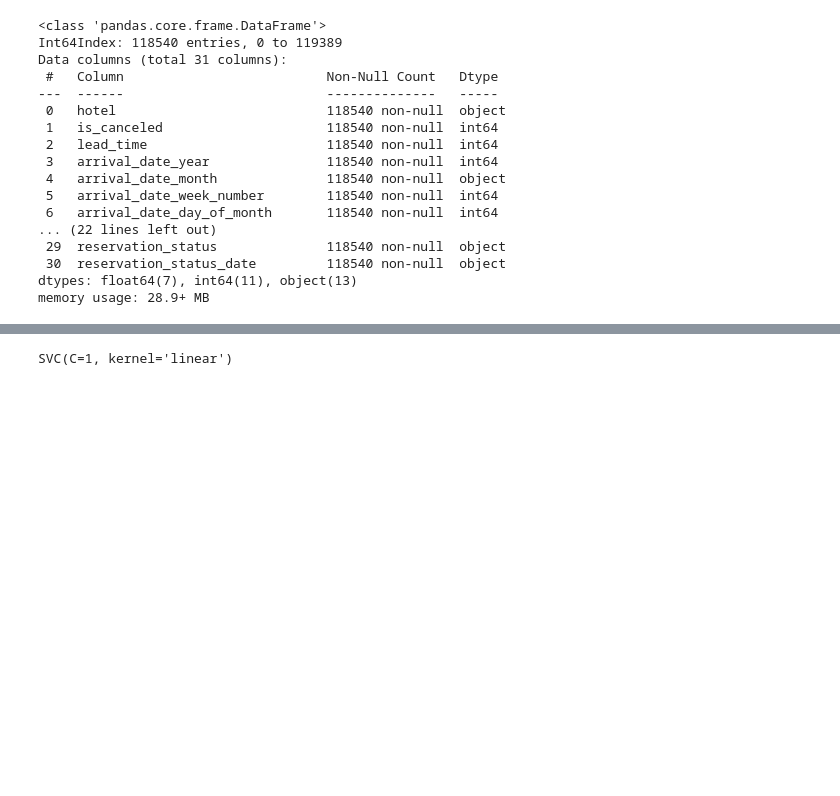
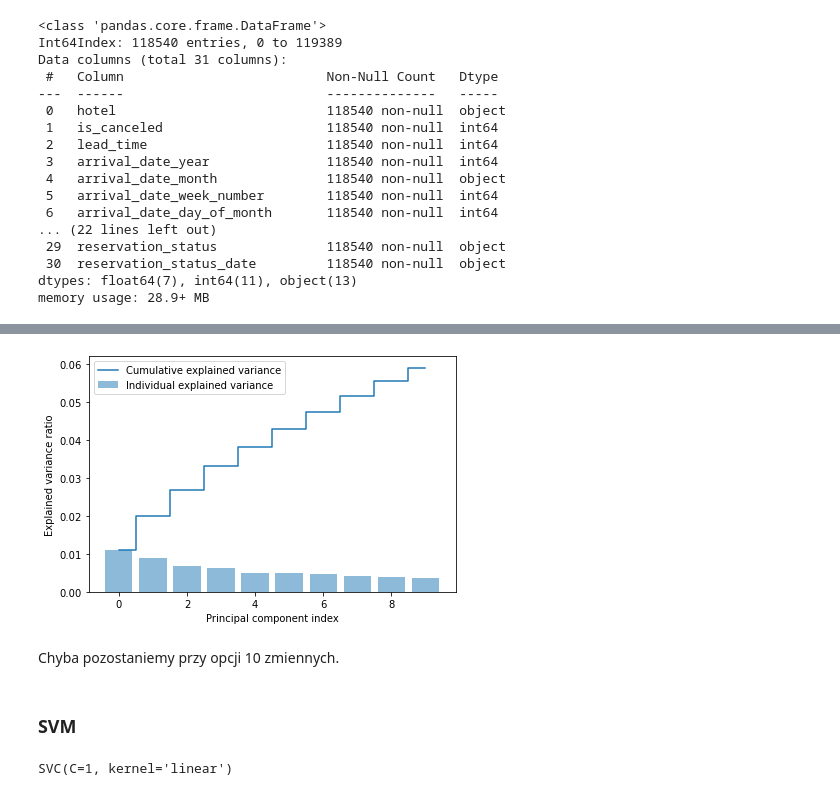
Before and after one commit to Mati0106/wm_2022, a Jupyter notebook: projects/magdas/sc/WM - Projekt.ipynb, the cells around one changed output, grey strips where cells are left out. Cells and saved outputs as stored; diff of their text form; code cells hidden in the pictures; blank space fills up the shorter version.

```diff
--- a/projects/magdas/sc/WM - Projekt.ipynb
+++ b/projects/magdas/sc/WM - Projekt.ipynb
@@ -171,0 +243,19 @@ x_valt = scaler.transform(x_val_n)
+# %%
+pca4 = PCA(n_components=10)
+pca4.fit(x_trainas)
+x_train4 = pca4.transform(x_trainas)
+# %%
+var4 = pca4.explained_variance_ratio_
+cum_sum4 = np.cumsum(var4)
+# %%
+plt.bar(range(0,len(var4)), var4, alpha=0.5, align='center', label='Individual explained variance')
+plt.step(range(0,len(cum_sum4)), cum_sum4, where='mid',label='Cumulative explained variance')
+plt.ylabel('Explained variance ratio')
+plt.xlabel('Principal component index')
+plt.legend(loc='best')
+plt.tight_layout()
+plt.show()
+# %% [output]
+[figure, added]
+# %% [markdown]
+Chyba pozostaniemy przy opcji 10 zmiennych.
@@ -172,2 +270,4 @@ x_valt = scaler.transform(x_val_n)
+# %% [markdown]
+### SVM
 # %%
 clf = svm.SVC(kernel='linear', C=1)
```
Also changed, not shown: parts of 79 cells of this notebook.
